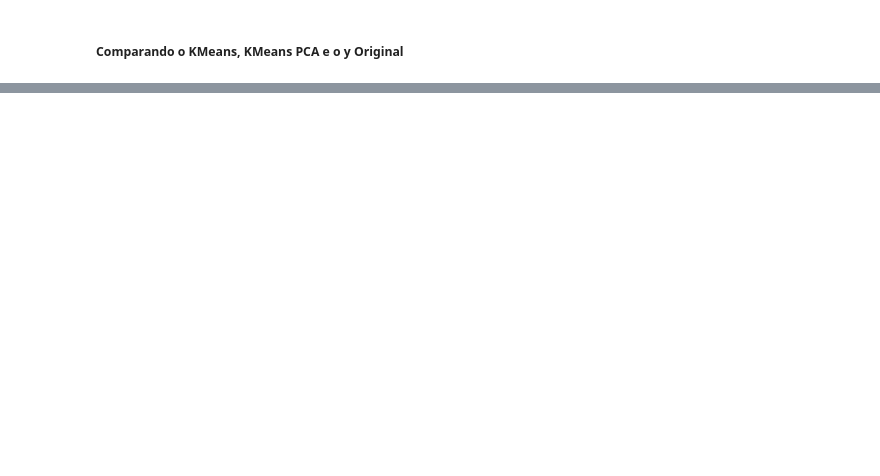
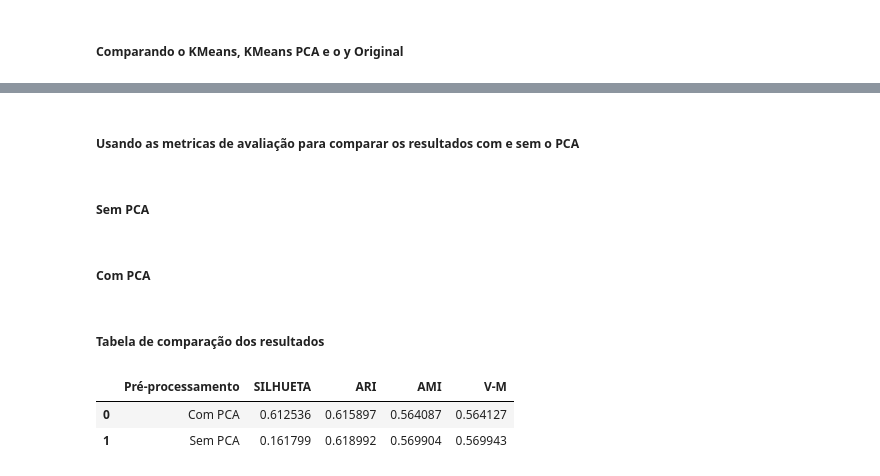
Before and after one commit to clebsonluiz/UAST-2021.1-REC-PAD, a Jupyter notebook: REC-PAD-2021_1 Cogumelos.ipynb, the cells around one changed output, grey strips where cells are left out. Cells and saved outputs as stored; diff of their text form; code cells hidden in the pictures; blank space fills up the shorter version.

Commit message:
Commit 4 - Metricas de Avaliação

```diff
--- a/REC-PAD-2021_1 Cogumelos.ipynb
+++ b/REC-PAD-2021_1 Cogumelos.ipynb
@@ -330 +370,37 @@ KM.. PCA:  {0: 5356, 1: 2768}
 Original:  {0: 4208, 1: 3916}
+# %% [markdown]
+##### Usando as metricas de avaliação para comparar os resultados com e sem o PCA
+# %% [markdown]
+##### Sem PCA
+# %%
+from sklearn import metrics
+from sklearn.metrics.cluster import v_measure_score
+
+ari = metrics.adjusted_rand_score(y, labels)
+silh = metrics.silhouette_score(X, labels, metric='euclidean')
+ami = metrics.adjusted_mutual_info_score(y, labels)
+vm = v_measure_score(y, labels)
+# %% [markdown]
+##### Com PCA
+# %%
+ari_pca = metrics.adjusted_rand_score(y, labels_PCA)
+silh_pca = metrics.silhouette_score(X_reduced, labels, metric='euclidean')
+ami_pca = metrics.adjusted_mutual_info_score(y, labels_PCA)
+vm_pca = v_measure_score(y, labels_PCA)
+# %% [markdown]
+##### Tabela de comparação dos resultados
+# %%
+data = {
+# "Base de dados": [],
+"Pré-processamento":['Com PCA', 'Sem PCA'],
+"SILHUETA":[silh_pca, silh],
+"ARI": [ari_pca, ari],
+"AMI": [ami_pca, ami],
+"V-M":[vm_pca, vm]
+}
+
+pd.DataFrame(data)
+# %% [output]
+|  | Pré-processamento | SILHUETA | ARI | AMI | V-M |
+| 0 | Com PCA | 0.612536 | 0.615897 | 0.564087 | 0.564127 |
+| 1 | Sem PCA | 0.161799 | 0.618992 | 0.569904 | 0.569943 |
```
Also changed, not shown: parts of 9 cells of this notebook, 4 other files.
